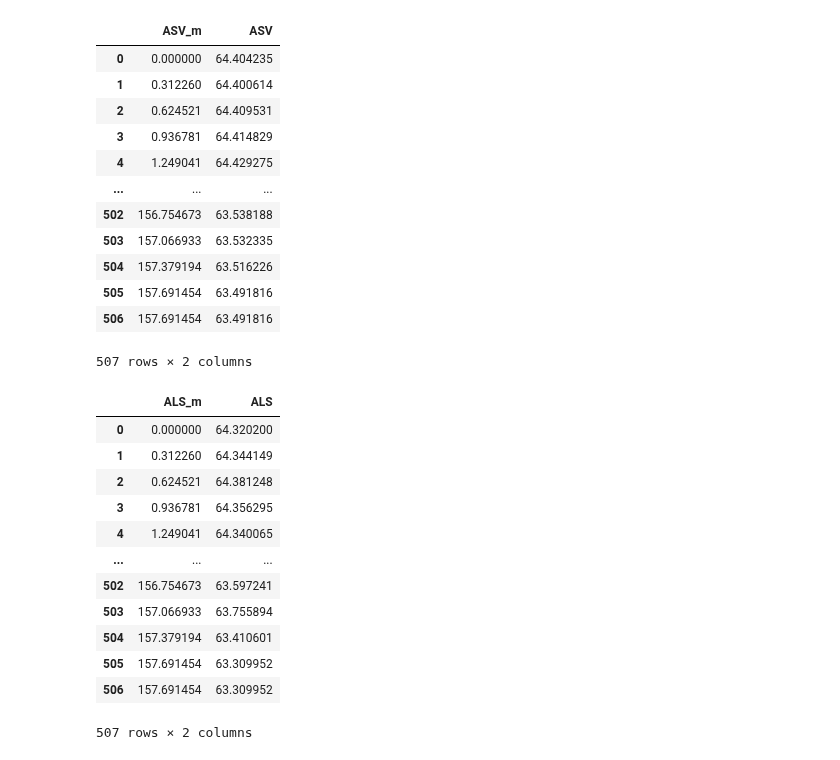
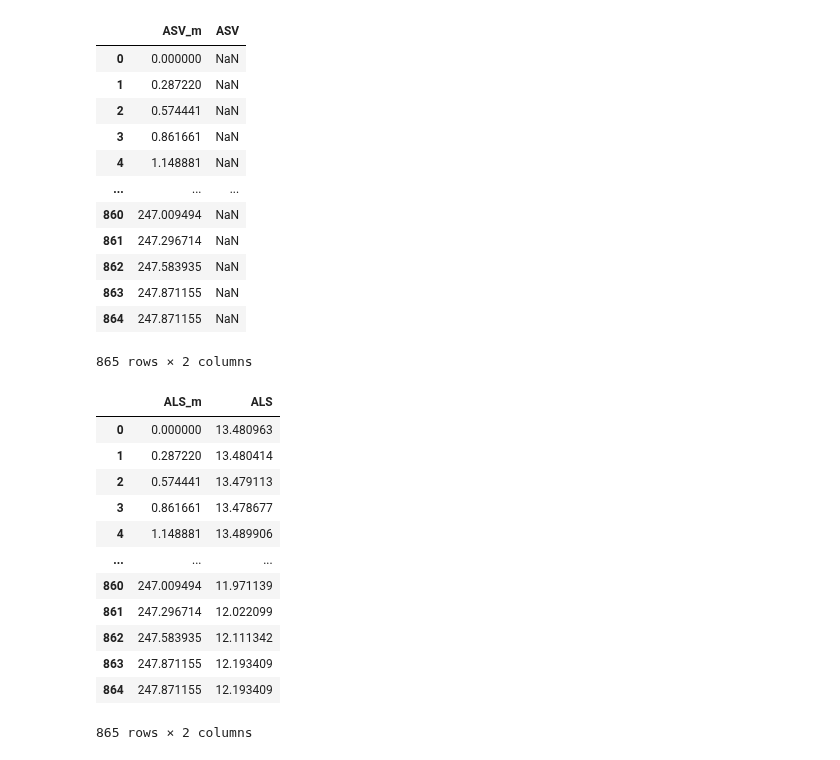
Before and after one commit to susannakukka/bathymetric-model-analysis, a Jupyter notebook: notebooks/cross-section_analysis.ipynb, the cells around one changed output. Cells and saved outputs as stored; diff of their text form; code cells hidden in the pictures.

```diff
--- a/notebooks/cross-section_analysis.ipynb
+++ b/notebooks/cross-section_analysis.ipynb
@@ -17,6 +17,6 @@ if use_liberation_fonts:
         'font.sans-serif':['Liberation Sans'],
     })
 # %%
-# import NUORGAM (n) CROSS-SECTION (cs) ASV
-n_cs_asv = pd.read_csv('../data/output/valle_cs_2_asv.csv', delimiter=',')
+# import CROSS-SECTION (cs) ASV
+cs_asv = pd.read_csv('../data/output/nuorgam_cs_3_asv.csv', delimiter=',')
 # %%
@@ -28,36 +28,36 @@ n_cs_s2 = pd.read_csv('../data/output/valle_cs_2_s2.csv', delimiter=',')
 # %%
 # check
-n_cs_asv
+cs_asv
 # %% [output]
 |  | ASV_m | ASV |
-| 0 | 0.000000 | 64.404235 |
-| 1 | 0.312260 | 64.400614 |
-| 2 | 0.624521 | 64.409531 |
-| 3 | 0.936781 | 64.414829 |
-| 4 | 1.249041 | 64.429275 |
+| 0 | 0.000000 | NaN |
+| 1 | 0.287220 | NaN |
+| 2 | 0.574441 | NaN |
+| 3 | 0.861661 | NaN |
+| 4 | 1.148881 | NaN |
 | ... | ... | ... |
-| 502 | 156.754673 | 63.538188 |
-| 503 | 157.066933 | 63.532335 |
-| 504 | 157.379194 | 63.516226 |
-| 505 | 157.691454 | 63.491816 |
-| 506 | 157.691454 | 63.491816 |
+| 860 | 247.009494 | NaN |
+| 861 | 247.296714 | NaN |
+| 862 | 247.583935 | NaN |
+| 863 | 247.871155 | NaN |
+| 864 | 247.871155 | NaN |
-507 rows × 2 columns
+865 rows × 2 columns
 # %%
 # check
-n_cs_als
+cs_als
 # %% [output]
 |  | ALS_m | ALS |
-| 0 | 0.000000 | 64.320200 |
-| 1 | 0.312260 | 64.344149 |
-| 2 | 0.624521 | 64.381248 |
-| 3 | 0.936781 | 64.356295 |
-| 4 | 1.249041 | 64.340065 |
+| 0 | 0.000000 | 13.480963 |
+| 1 | 0.287220 | 13.480414 |
+| 2 | 0.574441 | 13.479113 |
+| 3 | 0.861661 | 13.478677 |
+| 4 | 1.148881 | 13.489906 |
 | ... | ... | ... |
-| 502 | 156.754673 | 63.597241 |
-| 503 | 157.066933 | 63.755894 |
-| 504 | 157.379194 | 63.410601 |
-| 505 | 157.691454 | 63.309952 |
-| 506 | 157.691454 | 63.309952 |
+| 860 | 247.009494 | 11.971139 |
+| 861 | 247.296714 | 12.022099 |
+| 862 | 247.583935 | 12.111342 |
+| 863 | 247.871155 | 12.193409 |
+| 864 | 247.871155 | 12.193409 |
-507 rows × 2 columns
+865 rows × 2 columns
 # %%
 # check
```
Also changed, not shown: parts of 8 cells of this notebook, 10 other files.
